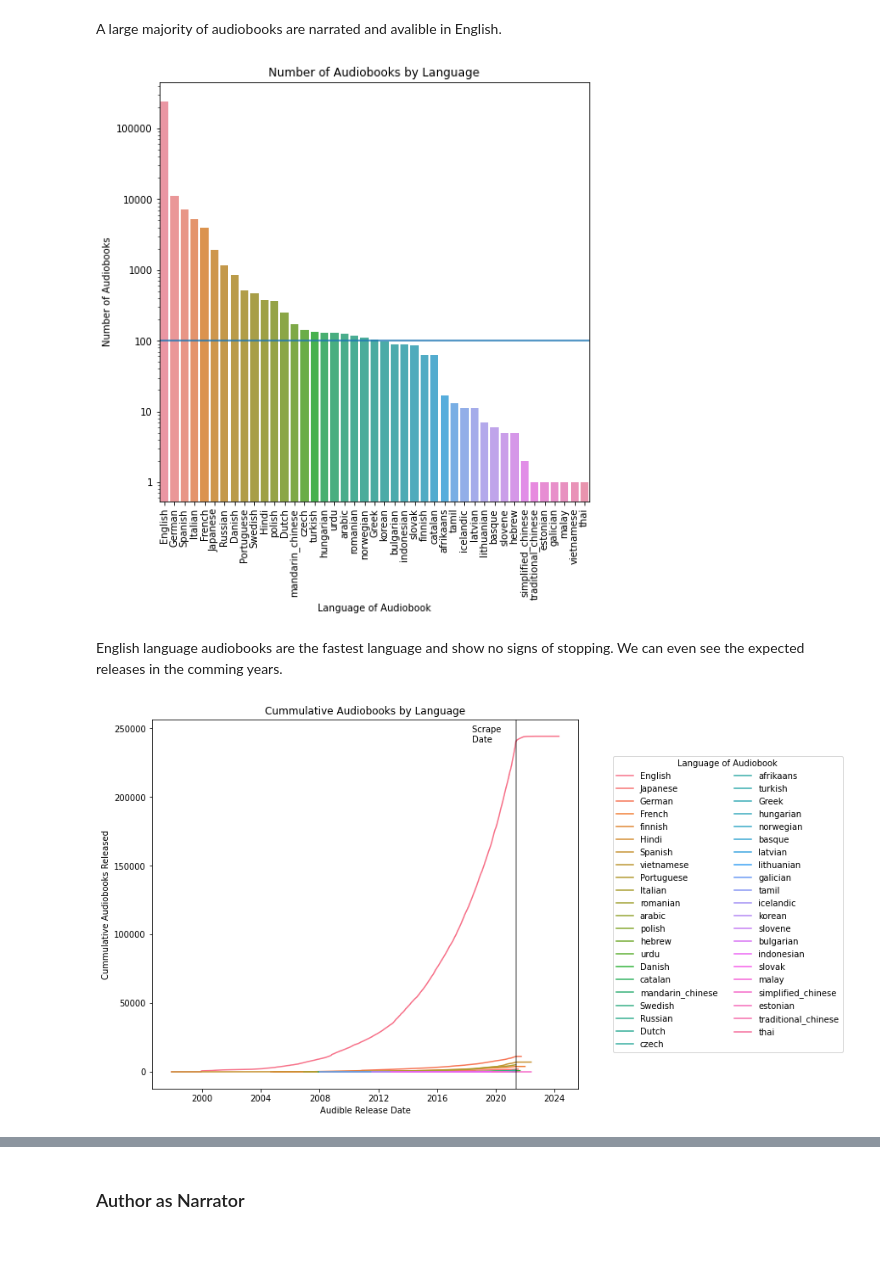
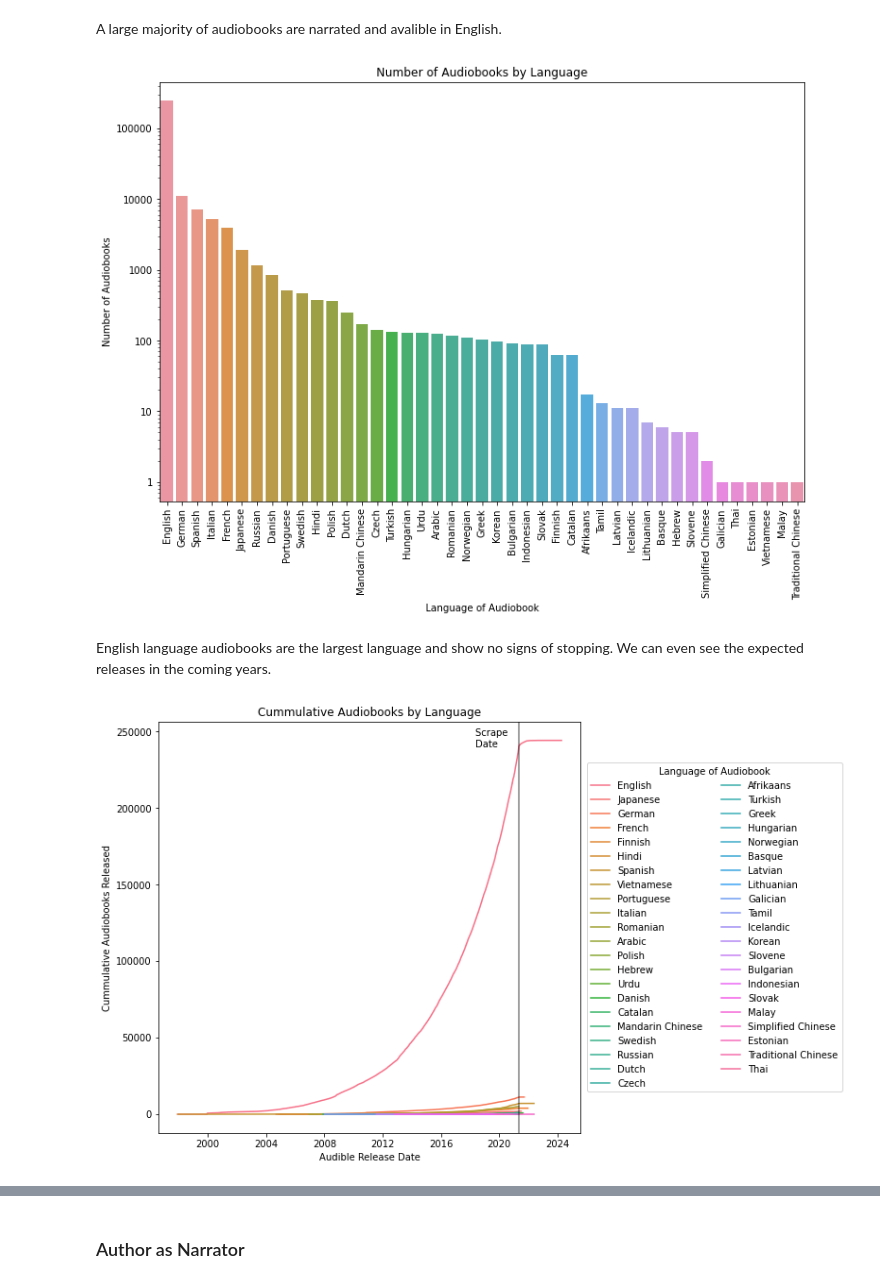
Before and after one commit to jwelch1123/finding_the_tree_in_the_forest, a Jupyter notebook: Data_Analysis.ipynb, the cells around one changed output, grey strips where cells are left out. Saved outputs shown, nothing was run; the diff lists cells and outputs as text; code cells hidden in the pictures; blank space fills up the shorter version.

```diff
--- a/Data_Analysis.ipynb
+++ b/Data_Analysis.ipynb
@@ -399,9 +401,16 @@ Most code chunks should also derive the column in case chunks are run out of ord
 # %%
-titles['author']   = [x.split(',') for x in titles.author.replace(np.nan,"")]
-titles['narrator'] = [x.split(',') for x in titles.narrator.replace(np.nan,"")]
+titles['subtitle']      = titles['subtitle'].replace(np.nan, "")
+titles['count_rating']  = titles['count_rating'].fillna(0)
 
-titles['pub_datetime'] = pd.to_datetime(titles.release_date, format='%m-%d-%y')
+titles['category_number'] = titles['title_category'].str.len()
+
+titles['author']        = [x.split(',') for x in titles.author.replace(np.nan,"")]
+titles['narrator']      = [x.split(',') for x in titles.narrator.replace(np.nan,"")]
+
+titles['pub_datetime']  = pd.to_datetime(titles.release_date, format='%m-%d-%y')
 titles['cumm_lang_pub'] = titles.sort_values('pub_datetime', ascending = True).groupby('language',dropna=True).cumcount()
+
+titles['language']      = titles['language'].str.replace("_"," ").str.title()
 # %% [markdown]
 #### Some fun facts
 # %%
@@ -467,0 +487,7 @@ sns.scatterplot(x=titles.category_number,
+# %%
+#pd.set_option('display.max_colwidth', None)
+titles['title_length'] = titles.title.str.split().str.len()
+titles.sort_values('title_length', ascending = False).head(3)#['title_url'][0:3]
+
+#weirdly the counts are the same?
+# similar release dat
@@ -467,0 +516,4 @@ sns.scatterplot(x=titles.category_number,
+# %%
+#pd.set_option('display.max_colwidth', None)
+titles['subtitle_length'] = titles.subtitle.str.split().str.len()
+titles.sort_values('subtitle_length', ascending = False).head(3)#['title_url'][0:3]
@@ -477,36 +534,39 @@ There are 44 languages represented in Audible's library.
 # %% [markdown]
 A large majority of audiobooks are narrated and avalible in English.
 # %%
+titles['language'] = titles['language'].str.replace("_"," ").str.title()
+
 plot = sns.countplot(x='language',
                      data = titles,
                      order = titles['language'].value_counts().index)
 
 plot.set_yscale('log')
 plot.set_xlabel("Language of Audiobook")
 plot.set_ylabel("Number of Audiobooks")
-plot.axhline(y = 100)
 
 plt.xticks(rotation =90)
 yticks = [1,10,100,1000,10000,100000]
 plot.set_yticks(yticks)
 plot.set_yticklabels(yticks)
 
 plt.title("Number of Audiobooks by Language")
 plt.rcParams['figure.figsize'] = (8,8)
 
 plt.savefig("./graphics/languages.png", bbox_inches = 'tight')
 # %% [output]
-[figure, old version]
+[figure, new version]
 # %% [markdown]
-English language audiobooks are the fastest language and show no signs of stopping. We can even see the expected releases in the comming years.
+English language audiobooks are the largest language and show no signs of stopping. We can even see the expected releases in the coming years.
 # %%
 titles['pub_datetime'] = pd.to_datetime(titles.release_date, format='%m-%d-%y')
 titles['cumm_lang_pub'] = titles.sort_values('pub_datetime', ascending = True).groupby('language',dropna=True).cumcount()
 
+plt.rcParams['figure.figsize'] = (8,8)
+
 plot = sns.lineplot(data= titles,
              x   = 'pub_datetime',
              y   = 'cumm_lang_pub',
-             hue = 'language',
+             hue = titles['language'].str.replace("_"," ").str.title(),
              ci  = None)
 
 plt.title("Cummulative Audiobooks by Language")
@@ -521,9 +581,6 @@ plot.legend(title = "Language of Audiobook",
 plot.axvline(x=pd.to_datetime("2021-05-10"),ymin=0,ymax=1, color = 'k',alpha = 0.5)
 plot.text(pd.to_datetime("2018-05-10"),240000, "Scrape \nDate", color ='k')
 
-plt.rcParams['figure.figsize'] = (8,8)
-
-
 plt.savefig("./graphics/lang_timeseries.png", bbox_inches = 'tight')
 # %% [output]
-[figure, old version]
+[figure, new version]
```
Also changed, not shown: parts of 36 cells of this notebook, 18 other files.
